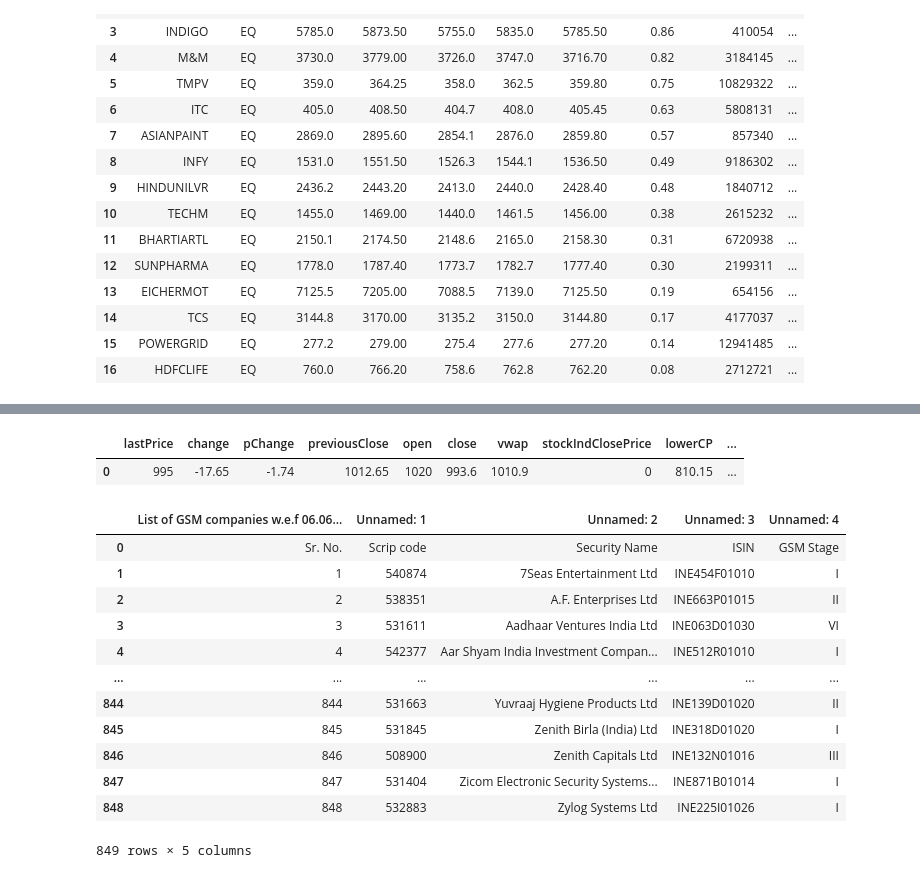
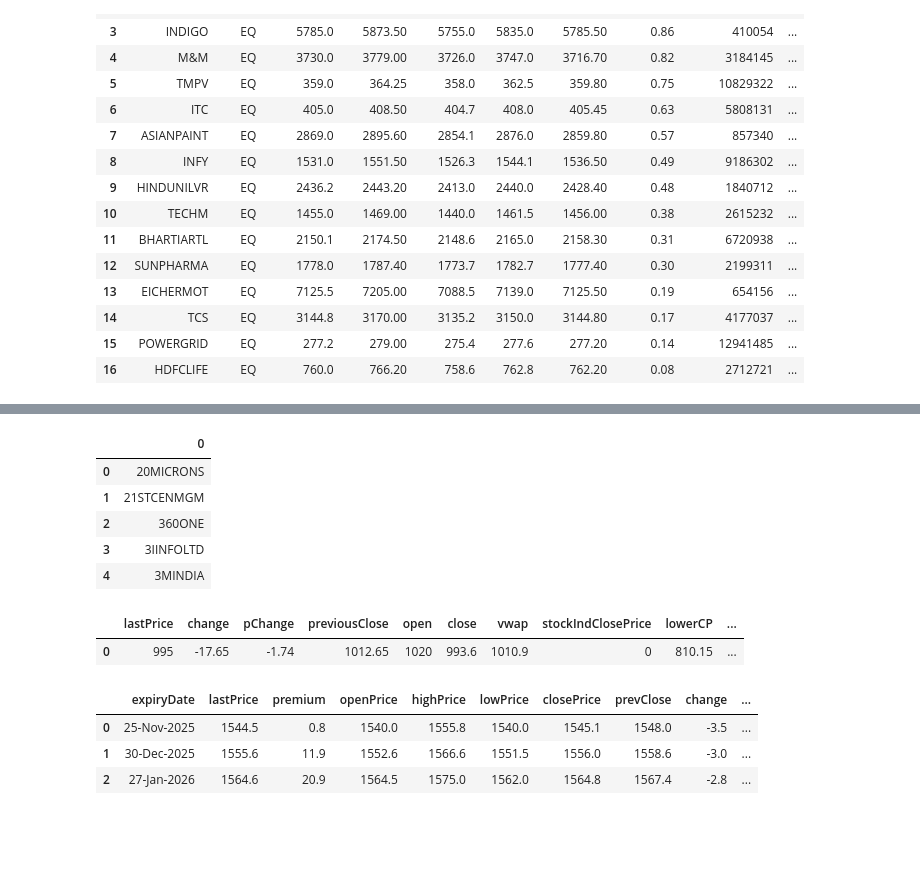
Before and after one commit to Ramesh-Bojanapu-1011/stocks_recomend, a Jupyter notebook: get_stocke.ipynb, the cells around one changed output, grey strips where cells are left out. Drawn from its saved outputs; the diff is of its cells as text; code cells hidden in the pictures; blank space fills up the shorter version.

Commit message:
Implement feature X to enhance user experience and optimize performance

```diff
--- a/get_stocke.ipynb
+++ b/get_stocke.ipynb
@@ -51,3 +91,14 @@ df
+# %%
+stock_codes = nse.get_stock_codes()
+df = pd.DataFrame(stock_codes)
+df.head()
+# %% [output]
+|  | 0 |
+| 0 | 20MICRONS |
+| 1 | 21STCENMGM |
+| 2 | 360ONE |
+| 3 | 3IINFOLTD |
+| 4 | 3MINDIA |
 # %%
 get_quote = nse.get_quote("AIMTRON")
 df = pd.DataFrame([get_quote])
@@ -55,41 +106,12 @@ df
 # %% [output]
 |  | lastPrice | change | pChange | previousClose | open | close | vwap | stockIndClosePrice | lowerCP | ... |
 | 0 | 995 | -17.65 | -1.74 | 1012.65 | 1020 | 993.6 | 1010.9 | 0 | 810.15 | ... |
-# %%
-import requests
-from io import BytesIO, StringIO
-
-# Some servers (like BSE) block simple programmatic requests; send a browser-like User-Agent
-try:
-    headers = {
-        "User-Agent": "Mozilla/5.0 (Windows NT 10.0; Win64; x64) AppleWebKit/537.36 (KHTML, like Gecko) Chrome/117.0 Safari/537.36"
-    }
-    resp = requests.get("https://www.bseindia.com/downloads1/List_of_companies.csv", headers=headers, timeout=15)
-    resp.raise_for_status()
-    content = resp.content
-    # Try decode as UTF-8 text first, otherwise read as bytes
-    try:
-        text = content.decode("utf-8")
-        df = pd.read_csv(StringIO(text))
-    except Exception:
-        df = pd.read_csv(BytesIO(content))
-
-
-except Exception as e:
-    print("Failed to download or parse CSV from", "https://www.bseindia.com/downloads1/List_of_companies.csv", "->", repr(e))
-    df = pd.DataFrame()
-df
-# %% [output]
-|  | List of GSM companies w.e.f 06.06... | Unnamed: 1 | Unnamed: 2 | Unnamed: 3 | Unnamed: 4 |
-| 0 | Sr. No. | Scrip code | Security Name | ISIN | GSM Stage |
-| 1 | 1 | 540874 | 7Seas Entertainment Ltd | INE454F01010 | I |
-| 2 | 2 | 538351 | A.F. Enterprises Ltd | INE663P01015 | II |
-| 3 | 3 | 531611 | Aadhaar Ventures India Ltd | INE063D01030 | VI |
-| 4 | 4 | 542377 | Aar Shyam India Investment Compan... | INE512R01010 | I |
-| ... | ... | ... | ... | ... | ... |
-| 844 | 844 | 531663 | Yuvraaj Hygiene Products Ltd | INE139D01020 | II |
-| 845 | 845 | 531845 | Zenith Birla (India) Ltd | INE318D01020 | I |
-| 846 | 846 | 508900 | Zenith Capitals Ltd | INE132N01016 | III |
-| 847 | 847 | 531404 | Zicom Electronic Security Systems... | INE871B01014 | I |
-| 848 | 848 | 532883 | Zylog Systems Ltd | INE225I01026 | I |
-849 rows × 5 columns
+# %%
+get_future_quote = nse.get_future_quote("RELIANCE")
+df = pd.DataFrame(get_future_quote)
+df
+# %% [output]
+|  | expiryDate | lastPrice | premium | openPrice | highPrice | lowPrice | closePrice | prevClose | change | ... |
+| 0 | 25-Nov-2025 | 1544.5 | 0.8 | 1540.0 | 1555.8 | 1540.0 | 1545.1 | 1548.0 | -3.5 | ... |
+| 1 | 30-Dec-2025 | 1555.6 | 11.9 | 1552.6 | 1566.6 | 1551.5 | 1556.0 | 1558.6 | -3.0 | ... |
+| 2 | 27-Jan-2026 | 1564.6 | 20.9 | 1564.5 | 1575.0 | 1562.0 | 1564.8 | 1567.4 | -2.8 | ... |
```
Also changed, not shown: parts of 3 cells of this notebook.
